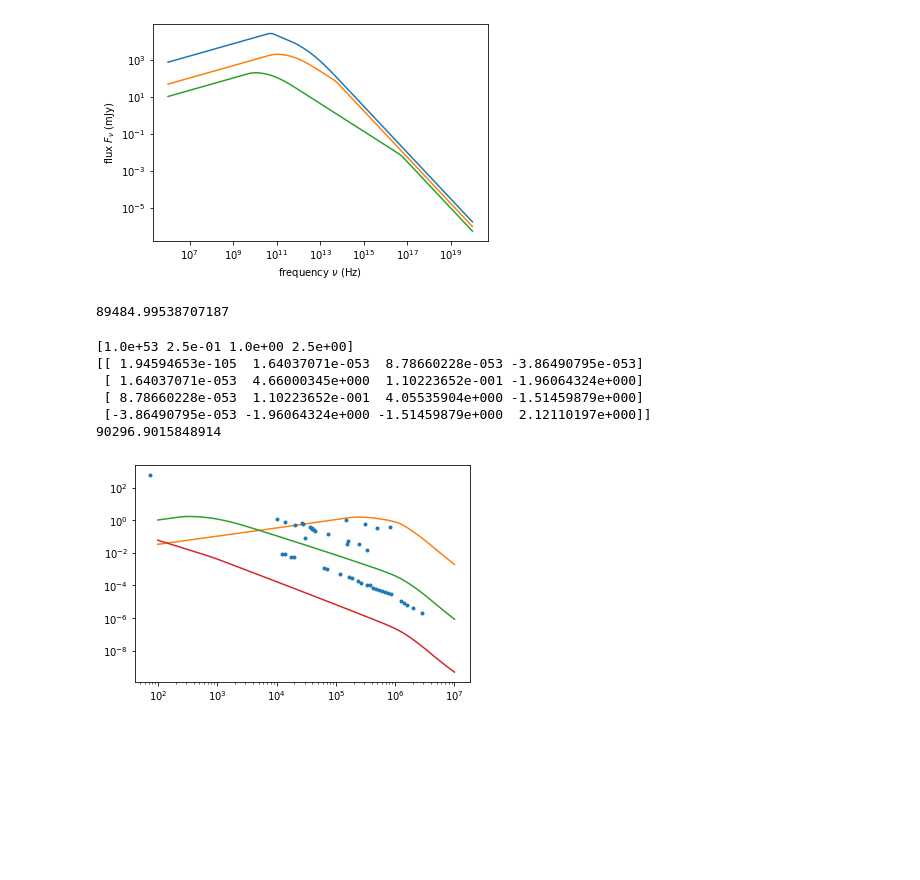
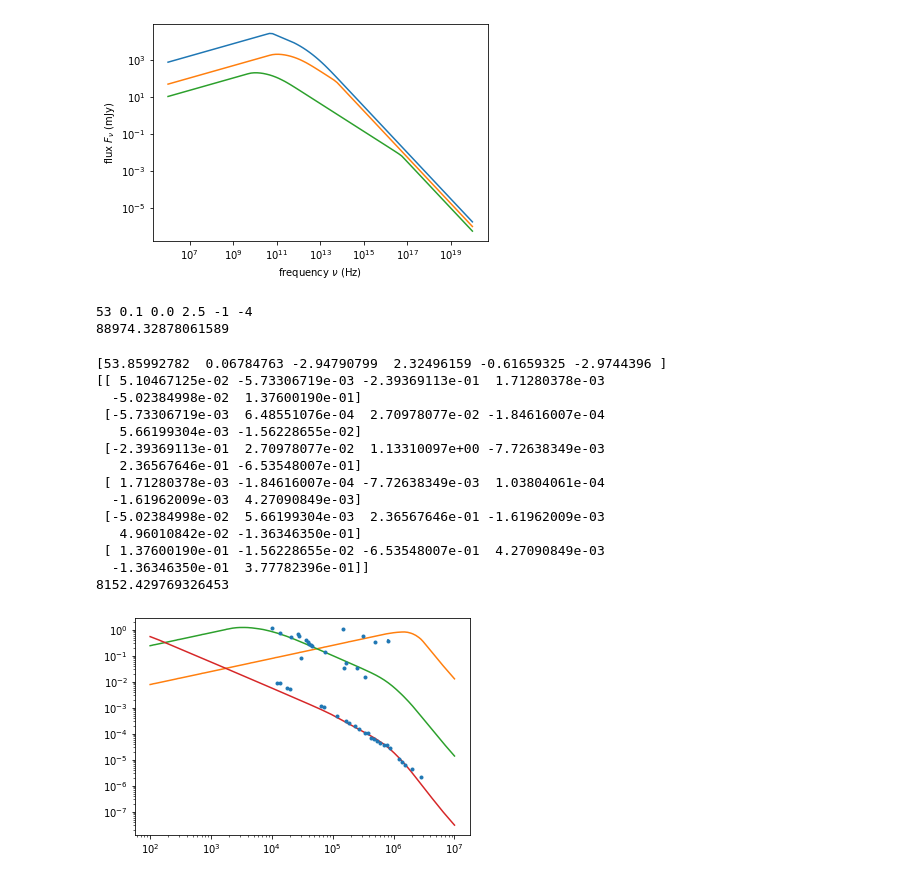
Before and after one commit to geoffryan/GRADMAP-2021-WW-Research, a Jupyter notebook: geoff/starter.ipynb, the cells around one changed output. Drawn from its saved outputs; the diff is of its cells as text; code cells hidden in the pictures; blank space fills up the shorter version.

```diff
--- a/geoff/starter.ipynb
+++ b/geoff/starter.ipynb
@@ -37,7 +37,7 @@ def loadDataFromFile(filename):
 # %%
 # Load the data!
 
-t_data, nu_data, Fnu_data, Ferr_data = loadDataFromFile("../data/180720B_data.txt")
+t_data, nu_data, Fnu_data, Ferr_data = loadDataFromFile("../data/160509A_data.txt")
 # %%
 print(nu_data)
 # %% [output]
@@ -170,8 +201,10 @@ Zguess = {'jetType': grb.jet.TopHat,  # type of jet structure
           'dL': 1.21e28,     # luminosity distance (cm)
           'z': 0.654         # redshift (no units)
          }
+
 # Load the data!
-t_data, nu_data, Fnu_data, Ferr_data = loadDataFromFile("../data/180720B_data.txt")
+t_all, nu_all, Fnu_all, Ferr_all = loadDataFromFile("../data/180720B_data.txt")
+t_data, nu_data, Fnu_data, Ferr_data = filter_data(t_all, nu_all, Fnu_all, Ferr_all)
 
 #Package fixed data
 xdata = {'t_data': t_data,
@@ -179,24 +212,30 @@ xdata = {'t_data': t_data,
          'Z': Zguess}
 
 #Compute model with guess values
-Fnu_model = fit_function(xdata, 1.0e53, 0.1, 1.0, 2.5)
+Fnu_model = fit_function(xdata, 53, 0.1, 0.0, 2.5, -1, -4)
 
 #compute chi2 of guess
 print(chi2_function(Fnu_model, Fnu_data, Ferr_data))
 # %% [output]
-89484.99538707187
+53 0.1 0.0 2.5 -1 -4
+88974.32878061589
 # %%
 # Try a fit!
 #.        E0.    thetaCore density  p
-guess = [1.0e53, 0.25,      1.0,     2.5]
+guess = [53,   0.25,      0.0,     2.5, -1.0, -4.0]
+
+# n0 = 150
+# log10(100) = 2
+# log10(1000) = 3
+# log10(150) ~ 2.1
 
 # Set bounds
-lower_bounds = np.array([1.0e48, 0.0,     1.0e-5, 2.0])
-upper_bounds = np.array([1.0e56, np.pi/2, 1.0e5,  3.0])
+lower_bounds = np.array([48, 0.0,     -5, 2.0, -5.0, -5.0])
+upper_bounds = np.array([56, np.pi/2,  5, 3.0, -0.5, -0.5])
 bounds = (lower_bounds, upper_bounds)
 
 popt, pcov = scipy.optimize.curve_fit(fit_function, xdata, Fnu_data, sigma=Ferr_data,
-                                      p0=guess, bounds=bounds)
+                                      p0=guess, bounds=bounds, absolute_sigma=True)
 
 print(popt)
 print(pcov)
@@ -206,39 +245,62 @@ Fnu_model = fit_function(xdata, *popt)
 
 #Compute chi2 of guess
 print(chi2_function(Fnu_model, Fnu_data, Ferr_data))
 
+t = np.geomspace(1.0e2, 1.0e7, 300)
+
+Zguess['counterjet'] = True
+
+nuR = np.empty(t.shape)
+nuR[:] = 1.55000000e+10
+
+nuO = np.empty(t.shape)
+nuO[:] = 4.67706708e+14
+
+nuX = np.empty(t.shape)
+nuX[:] = 1.20899462e+18
+
 xdataR = {'t_data': t,
          'nu_data': nuR,
          'Z': Zguess}
 xdataO = {'t_data': t,
          'nu_data': nuO,
          'Z': Zguess}
 xdataX = {'t_data': t,
-         'nu_data': nuX,
-         'Z': Zguess}
+          'nu_data': nuX,
+          'Z': Zguess}
 
 # Calculate the model!
 FnuR = fit_function(xdataR, *popt)
 FnuO = fit_function(xdataO, *popt)
 FnuX = fit_function(xdataX, *popt)
 
 # Plot the data
 plt.errorbar(t_data, Fnu_data, Ferr_data, ls='', marker='.', label='data')
 
 # Plot the model
 plt.plot(t, FnuR, label='model - radio')
 plt.plot(t, FnuO, label='model - optical')
 plt.plot(t, FnuX, label='model - x-ray')
 
 plt.xscale('log')
 plt.yscale('log')
 
+
+
 plt.show()
 # %% [output]
-[1.0e+53 2.5e-01 1.0e+00 2.5e+00]
-[[ 1.94594653e-105  1.64037071e-053  8.78660228e-053 -3.86490795e-053]
- [ 1.64037071e-053  4.66000345e+000  1.10223652e-001 -1.96064324e+000]
- [ 8.78660228e-053  1.10223652e-001  4.05535904e+000 -1.51459879e+000]
- [-3.86490795e-053 -1.96064324e+000 -1.51459879e+000  2.12110197e+000]]
-90296.9015848914
+[53.85992782  0.06784763 -2.94790799  2.32496159 -0.61659325 -2.9744396 ]
+[[ 5.10467125e-02 -5.73306719e-03 -2.39369113e-01  1.71280378e-03
+  -5.02384998e-02  1.37600190e-01]
+ [-5.73306719e-03  6.48551076e-04  2.70978077e-02 -1.84616007e-04
+   5.66199304e-03 -1.56228655e-02]
+ [-2.39369113e-01  2.70978077e-02  1.13310097e+00 -7.72638349e-03
+   2.36567646e-01 -6.53548007e-01]
+ [ 1.71280378e-03 -1.84616007e-04 -7.72638349e-03  1.03804061e-04
+  -1.61962009e-03  4.27090849e-03]
+ [-5.02384998e-02  5.66199304e-03  2.36567646e-01 -1.61962009e-03
+   4.96010842e-02 -1.36346350e-01]
+ [ 1.37600190e-01 -1.56228655e-02 -6.53548007e-01  4.27090849e-03
+  -1.36346350e-01  3.77782396e-01]]
+8152.429769326453
-[figure, old version]
+[figure, new version]
```
Also changed, not shown: parts of 4 cells of this notebook.
